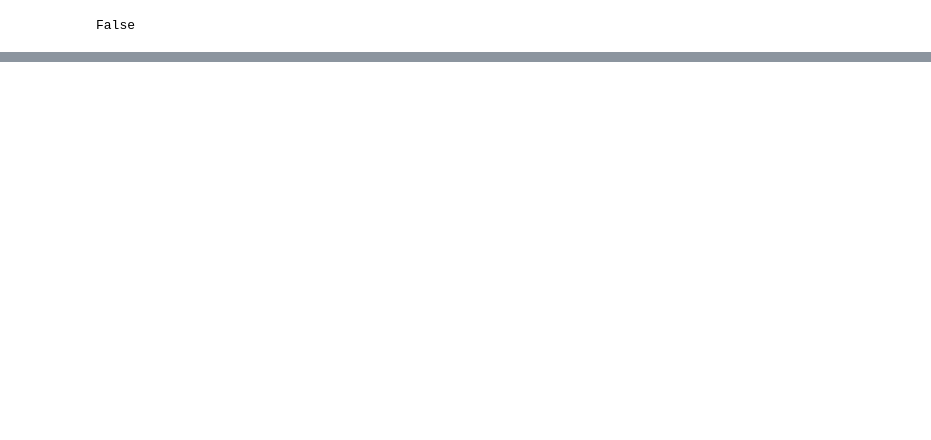
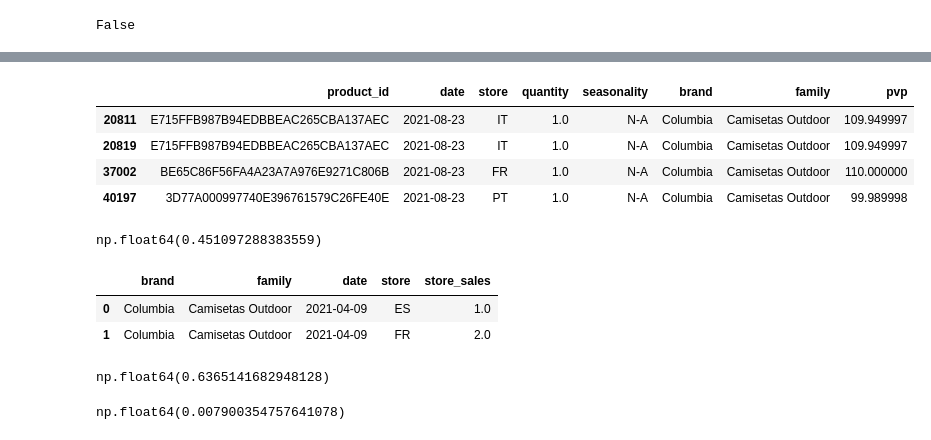
Before and after one commit to giarets/use_case_deporvillage, a Jupyter notebook: 2_data_preprocessing.ipynb, the cells around one changed output, grey strips where cells are left out. Drawn from its saved outputs; the diff is of its cells as text; code cells hidden in the pictures; blank space fills up the shorter version.

```diff
--- a/2_data_preprocessing.ipynb
+++ b/2_data_preprocessing.ipynb
@@ -330,0 +320,8 @@ df_daily[df_grouped["store_entropy"]!=(df_daily["store_entropy"])]
+# %%
+df[(df["brand"] == "Columbia") & (df["family"] == "Camisetas Outdoor") & (df["date"] == pd.to_datetime("2021-08-23"))]
+# %% [output]
+|  | product_id | date | store | quantity | seasonality | brand | family | pvp |
+| 20811 | E715FFB987B94EDBBEAC265CBA137AEC | 2021-08-23 | IT | 1.0 | N-A | Columbia | Camisetas Outdoor | 109.949997 |
+| 20819 | E715FFB987B94EDBBEAC265CBA137AEC | 2021-08-23 | IT | 1.0 | N-A | Columbia | Camisetas Outdoor | 109.949997 |
+| 37002 | BE65C86F56FA4A23A7A976E9271C806B | 2021-08-23 | FR | 1.0 | N-A | Columbia | Camisetas Outdoor | 110.000000 |
+| 40197 | 3D77A000997740E396761579C26FE40E | 2021-08-23 | PT | 1.0 | N-A | Columbia | Camisetas Outdoor | 99.989998 |
@@ -330,0 +330,20 @@ df_daily[df_grouped["store_entropy"]!=(df_daily["store_entropy"])]
+# %%
+entropy([0.833, 0.167])
+# %% [output]
+np.float64(0.451097288383559)
+# %%
+df[(df["brand"] == "Columbia") & (df["family"] == "Camisetas Outdoor") & (df["date"] == pd.to_datetime("2021-04-09"))].groupby(['brand', 'family', 'date', 'store']).agg(
+        store_sales=('quantity', 'sum')
+    ).reset_index()
+# %% [output]
+|  | brand | family | date | store | store_sales |
+| 0 | Columbia | Camisetas Outdoor | 2021-04-09 | ES | 1.0 |
+| 1 | Columbia | Camisetas Outdoor | 2021-04-09 | FR | 2.0 |
+# %%
+entropy([1/3,2/3])
+# %% [output]
+np.float64(0.6365141682948128)
+# %%
+entropy([1, 1000])
+# %% [output]
+np.float64(0.007900354757641078)
```
Also changed, not shown: parts of 21 cells of this notebook, 3 other files.
